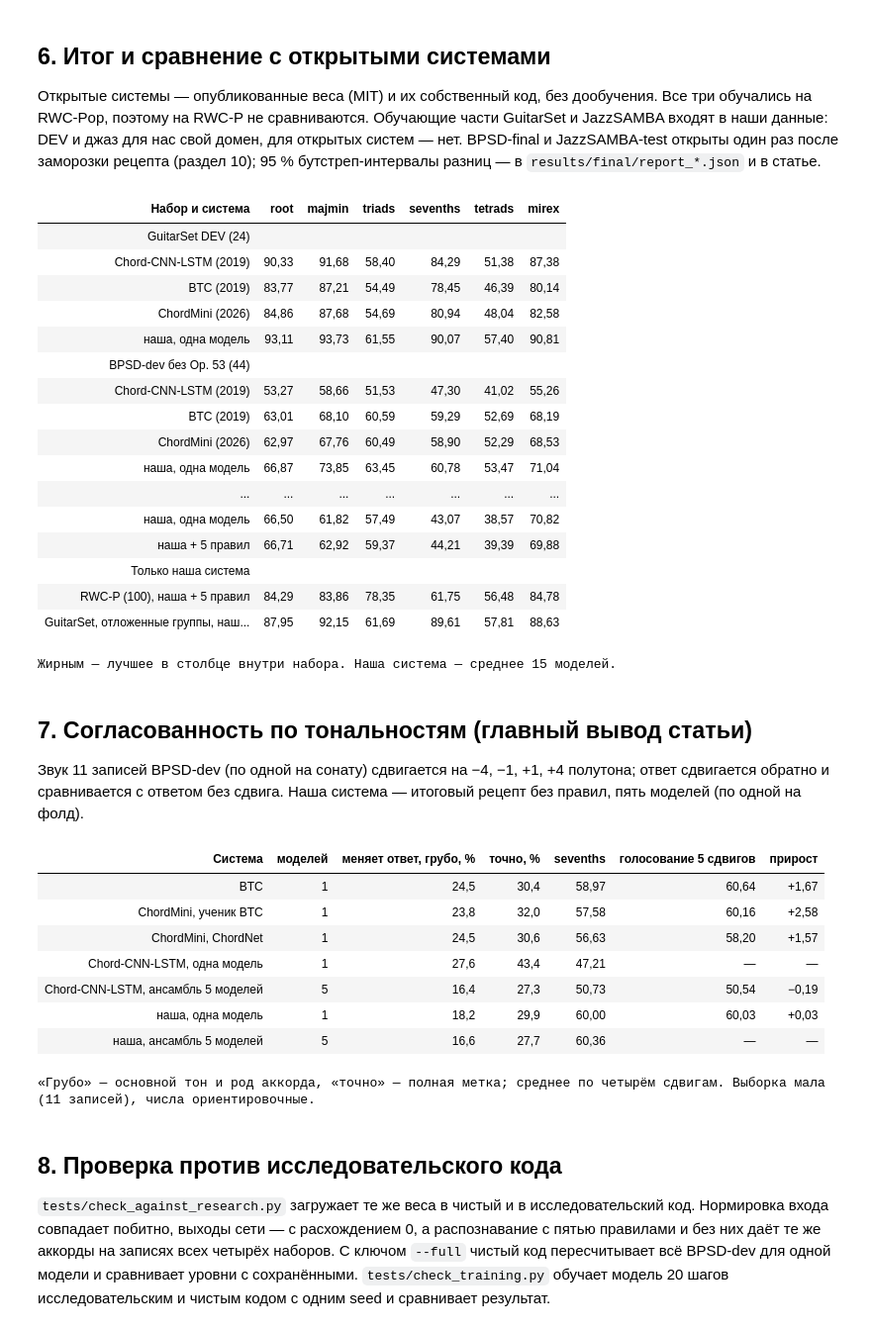
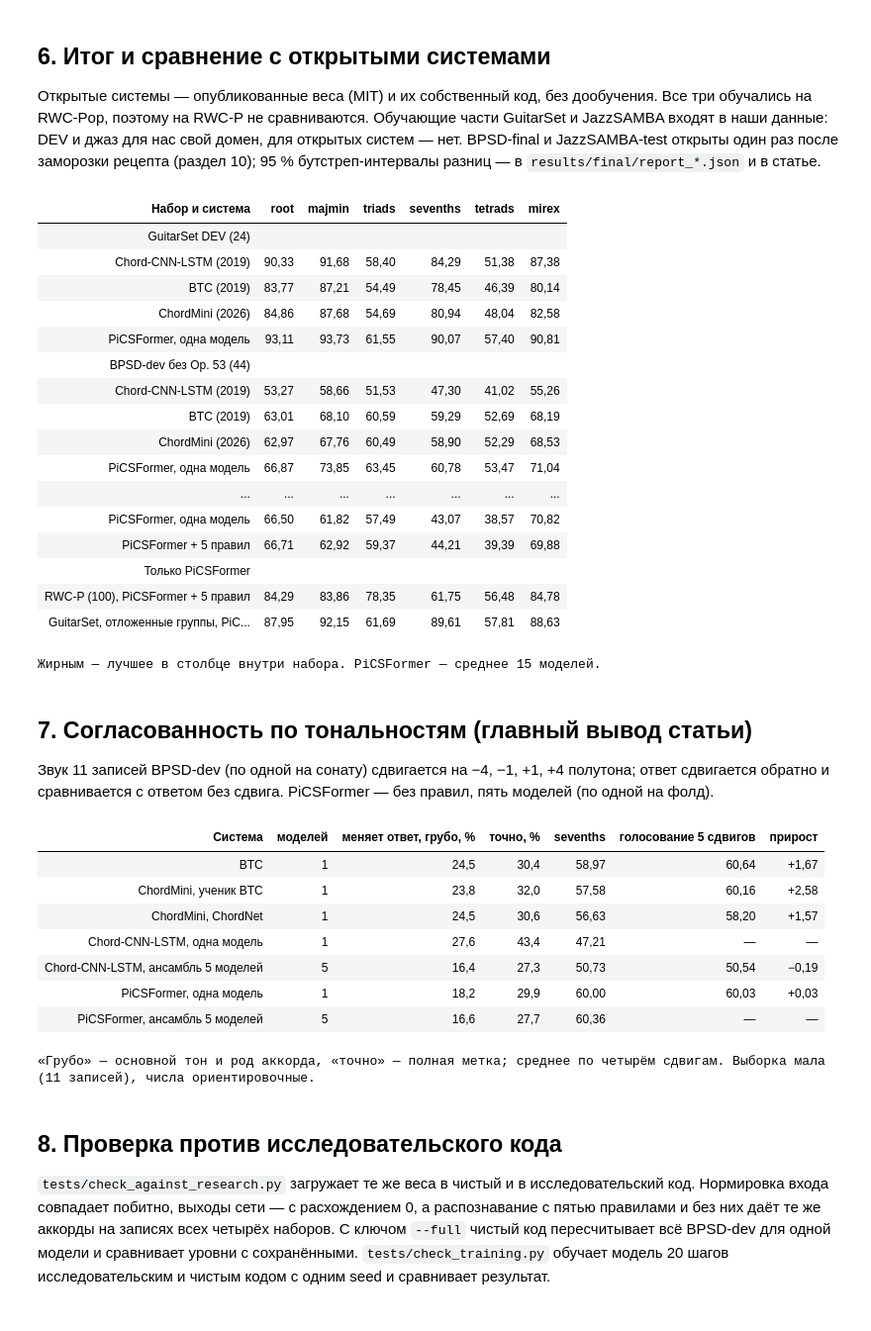
Before and after one commit to Dogisday01/PiCSFormer, a Jupyter notebook: notebooks/overview.ipynb, the cells around one changed output. Shown at 99% size. Saved outputs shown, nothing was run; the diff lists cells and outputs as text; code cells hidden in the pictures.

Commit message:
Name the model PiCSFormer in README, notebook and website

```diff
--- a/notebooks/overview.ipynb
+++ b/notebooks/overview.ipynb
@@ -305,55 +305,55 @@ openv = {key: load(f"results/open_systems/{key}.json") for _, key in OPEN}
 def dev_ours():
     vals = {q: [] for q in LEVELS}
     for k in FOLDS:
         for s in SEEDS:
             lv = load(f"results/models/fold{k}_s{s}.json")["levels"]
             for q in LEVELS:
                 src = lv[f"CV-Rmnds-s{s}/flat/viterbi" if q == "majmin" else f"CV-Rmnds-s{s}/struct/viterbi"]["comp"][q]
                 vals[q].append(src["wcsr"] if isinstance(src, dict) else src)
     return [float(np.mean(vals[q])) for q in LEVELS]
 
 
 def five_rules(ds):
     return [summ[f"{ds}|rules"]["mean"][q] for q in LEVELS]
 
 
 rows = []
 for title, key, ours, ours_r in [("GuitarSet DEV (24)", "dev", dev_ours(), None),
                                  ("BPSD-dev без Op. 53 (44)", "bpsd", list(win[LAST]["bpsd"].mean((0, 1))), five_rules("bpsd")),
                                  ("JazzSAMBA-val (12)", "jazz", list(win[LAST]["jazz"].mean((0, 1))), five_rules("jazz"))]:
     rows.append([f"<b>{title}</b>"] + [""] * 6)
     cand = [[openv[k][key]["levels"][q] for q in LEVELS] for _, k in OPEN] + [ours] + ([ours_r] if ours_r else [])
-    names = [n for n, _ in OPEN] + ["наша, одна модель"] + (["наша + 5 правил"] if ours_r else [])
+    names = [n for n, _ in OPEN] + ["PiCSFormer, одна модель"] + (["PiCSFormer + 5 правил"] if ours_r else [])
     best = np.max(np.array(cand), 0)
     for n, v in zip(names, cand):
         rows.append([n] + [f"<b>{f2(x)}</b>" if abs(x - b) < 1e-9 else f2(x) for x, b in zip(v, best)])
-rows.append(["<b>Только наша система</b>"] + [""] * 6)
-rows.append(["RWC-P (100), наша + 5 правил"] + [f2(x) for x in five_rules("rwcp")])
-rows.append(["GuitarSet, отложенные группы, наша + 5 правил"] + [f2(x) for x in five_rules("guitar")])
-table(["Набор и система"] + LEVELS, rows, note="Жирным — лучшее в столбце внутри набора. Наша система — среднее 15 моделей.")
+rows.append(["<b>Только PiCSFormer</b>"] + [""] * 6)
+rows.append(["RWC-P (100), PiCSFormer + 5 правил"] + [f2(x) for x in five_rules("rwcp")])
+rows.append(["GuitarSet, отложенные группы, PiCSFormer + 5 правил"] + [f2(x) for x in five_rules("guitar")])
+table(["Набор и система"] + LEVELS, rows, note="Жирным — лучшее в столбце внутри набора. PiCSFormer — среднее 15 моделей.")
 # %% [output]
 | Набор и система | root | majmin | triads | sevenths | tetrads | mirex |
 | GuitarSet DEV (24) |  |  |  |  |  |  |
 | Chord-CNN-LSTM (2019) | 90,33 | 91,68 | 58,40 | 84,29 | 51,38 | 87,38 |
 | BTC (2019) | 83,77 | 87,21 | 54,49 | 78,45 | 46,39 | 80,14 |
 | ChordMini (2026) | 84,86 | 87,68 | 54,69 | 80,94 | 48,04 | 82,58 |
-| наша, одна модель | 93,11 | 93,73 | 61,55 | 90,07 | 57,40 | 90,81 |
+| PiCSFormer, одна модель | 93,11 | 93,73 | 61,55 | 90,07 | 57,40 | 90,81 |
 | BPSD-dev без Op. 53 (44) |  |  |  |  |  |  |
 | Chord-CNN-LSTM (2019) | 53,27 | 58,66 | 51,53 | 47,30 | 41,02 | 55,26 |
 | BTC (2019) | 63,01 | 68,10 | 60,59 | 59,29 | 52,69 | 68,19 |
 | ChordMini (2026) | 62,97 | 67,76 | 60,49 | 58,90 | 52,29 | 68,53 |
-| наша, одна модель | 66,87 | 73,85 | 63,45 | 60,78 | 53,47 | 71,04 |
+| PiCSFormer, одна модель | 66,87 | 73,85 | 63,45 | 60,78 | 53,47 | 71,04 |
 | ... | ... | ... | ... | ... | ... | ... |
-| наша, одна модель | 66,50 | 61,82 | 57,49 | 43,07 | 38,57 | 70,82 |
-| наша + 5 правил | 66,71 | 62,92 | 59,37 | 44,21 | 39,39 | 69,88 |
-| Только наша система |  |  |  |  |  |  |
-| RWC-P (100), наша + 5 правил | 84,29 | 83,86 | 78,35 | 61,75 | 56,48 | 84,78 |
-| GuitarSet, отложенные группы, наш... | 87,95 | 92,15 | 61,69 | 89,61 | 57,81 | 88,63 |
+| PiCSFormer, одна модель | 66,50 | 61,82 | 57,49 | 43,07 | 38,57 | 70,82 |
+| PiCSFormer + 5 правил | 66,71 | 62,92 | 59,37 | 44,21 | 39,39 | 69,88 |
+| Только PiCSFormer |  |  |  |  |  |  |
+| RWC-P (100), PiCSFormer + 5 правил | 84,29 | 83,86 | 78,35 | 61,75 | 56,48 | 84,78 |
+| GuitarSet, отложенные группы, PiC... | 87,95 | 92,15 | 61,69 | 89,61 | 57,81 | 88,63 |
-Жирным — лучшее в столбце внутри набора. Наша система — среднее 15 моделей.
+Жирным — лучшее в столбце внутри набора. PiCSFormer — среднее 15 моделей.
 # %% [markdown]
 ## 7. Согласованность по тональностям (главный вывод статьи)
 Звук 11 записей BPSD-dev (по одной на сонату) сдвигается на −4, −1, +1, +4 полутона; ответ сдвигается обратно и сравнивается
-с ответом без сдвига. Наша система — итоговый рецепт без правил, пять моделей (по одной на фолд).
+с ответом без сдвига. PiCSFormer — без правил, пять моделей (по одной на фолд).
 # %%
 shift, vote, singles = load("results/consistency/audio_shift.json"), load("results/consistency/vote.json"), load("results/consistency/singles.json")
 
@@ -376,9 +376,9 @@ rows.append(["Chord-CNN-LSTM, ансамбль 5 моделей", 5, f2(c, nd=1)
 ours = load("results/consistency/ours_audio_shift.json")  # итоговый рецепт CV-Rmnds
 c, e = ours["single_D"]
 k1, k5 = ours["single_levels"]["K1"]["sevenths"], ours["single_levels"]["K5"]["sevenths"]
-rows.append(["наша, одна модель", 1, f2(c, nd=1), f2(e, nd=1), f2(k1), f2(k5), f2(k5 - k1, True)])
+rows.append(["PiCSFormer, одна модель", 1, f2(c, nd=1), f2(e, nd=1), f2(k1), f2(k5), f2(k5 - k1, True)])
 c, e = ours["ensemble_D"]
-rows.append(["наша, ансамбль 5 моделей", 5, f2(c, nd=1), f2(e, nd=1), f2(ours["ensemble_levels"]["K1"]["sevenths"]), "—", "—"])
+rows.append(["PiCSFormer, ансамбль 5 моделей", 5, f2(c, nd=1), f2(e, nd=1), f2(ours["ensemble_levels"]["K1"]["sevenths"]), "—", "—"])
 table(["Система", "моделей", "меняет ответ, грубо, %", "точно, %", "sevenths", "голосование 5 сдвигов", "прирост"], rows,
       note="«Грубо» — основной тон и род аккорда, «точно» — полная метка; среднее по четырём сдвигам. Выборка мала (11 записей), числа ориентировочные.")
 # %% [output]
@@ -388,8 +388,8 @@ table(["Система", "моделей", "меняет ответ, грубо,
 | ChordMini, ChordNet | 1 | 24,5 | 30,6 | 56,63 | 58,20 | +1,57 |
 | Chord-CNN-LSTM, одна модель | 1 | 27,6 | 43,4 | 47,21 | — | — |
 | Chord-CNN-LSTM, ансамбль 5 моделей | 5 | 16,4 | 27,3 | 50,73 | 50,54 | −0,19 |
-| наша, одна модель | 1 | 18,2 | 29,9 | 60,00 | 60,03 | +0,03 |
-| наша, ансамбль 5 моделей | 5 | 16,6 | 27,7 | 60,36 | — | — |
+| PiCSFormer, одна модель | 1 | 18,2 | 29,9 | 60,00 | 60,03 | +0,03 |
+| PiCSFormer, ансамбль 5 моделей | 5 | 16,6 | 27,7 | 60,36 | — | — |
 «Грубо» — основной тон и род аккорда, «точно» — полная метка; среднее по четырём сдвигам. Выборка мала (11 записей), числа ориентировочные.
 # %% [markdown]
 ## 8. Проверка против исследовательского кода
```
Also changed, not shown: parts of 4 cells of this notebook, 9 other files.
